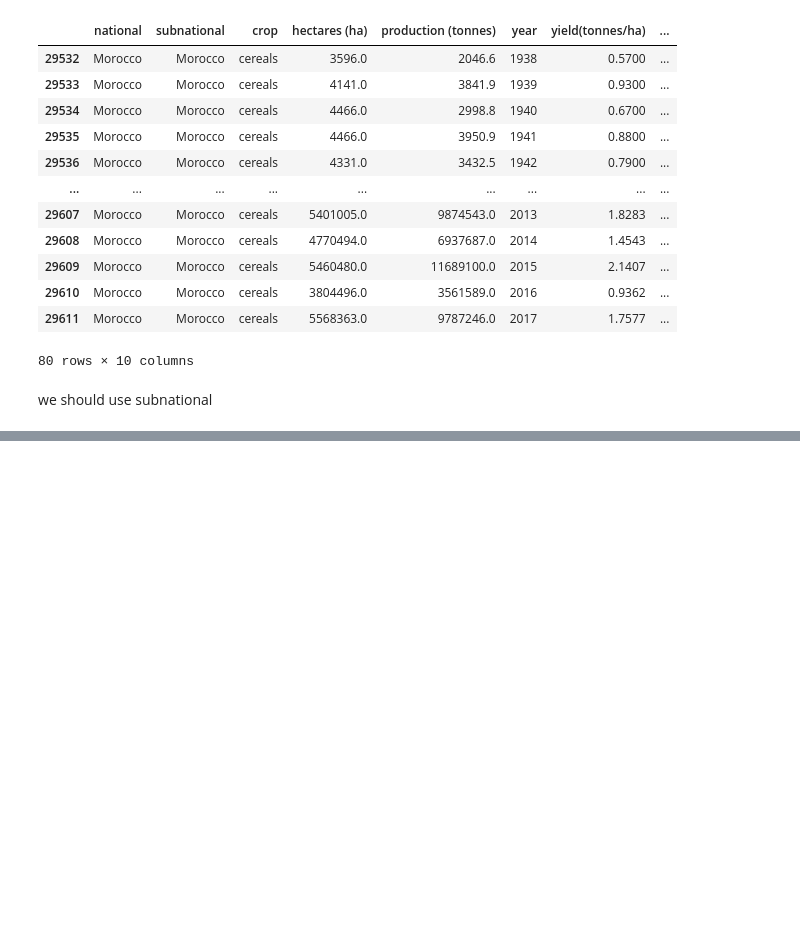
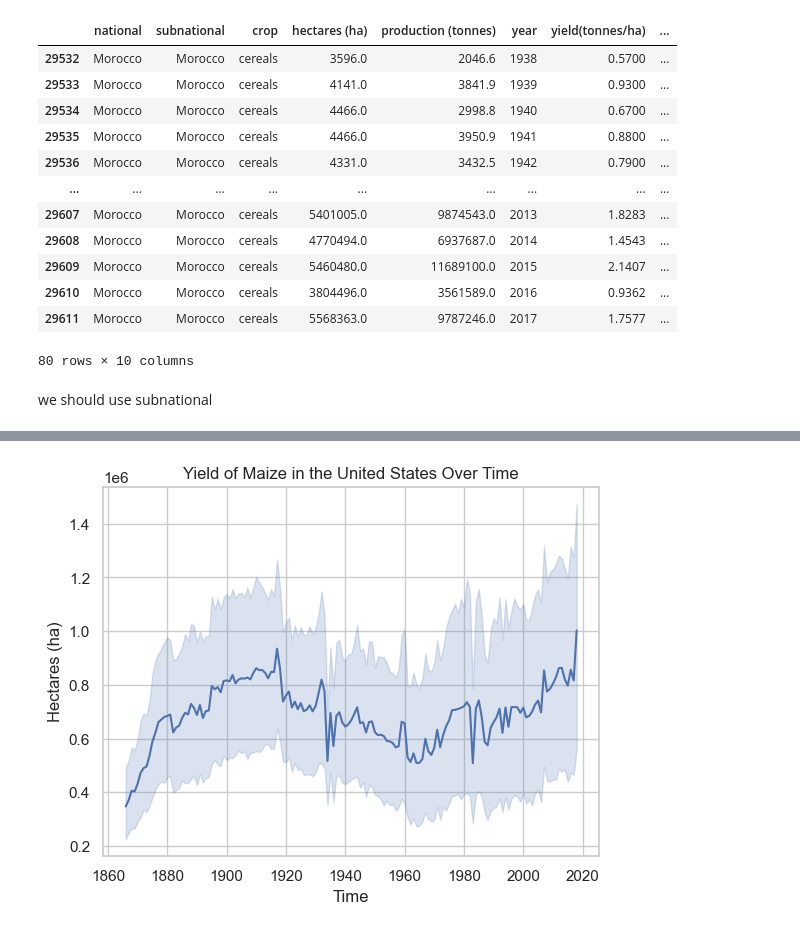
Before and after one commit to HannahCimene/TrioData_Masters, a Jupyter notebook: Files/crops/crops_emalisa.ipynb, the cells around one changed output, grey strips where cells are left out. Saved outputs shown, nothing was run; the diff lists cells and outputs as text; code cells hidden in the pictures; blank space fills up the shorter version.

```diff
--- a/Files/crops/crops_emalisa.ipynb
+++ b/Files/crops/crops_emalisa.ipynb
@@ -398,0 +447,16 @@ array(['ALABAMA', 'ARIZONA', 'ARKANSAS', 'CALIFORNIA', 'COLORADO',
+# %%
+# Filter the DataFrame to include data for a specific country and crop
+filtered_data = df[(df['national'] == 'United States') & (df['crop'] == 'maize')]
+
+# Create a line plot
+sns.lineplot(data=filtered_data, x='year', y='hectares (ha)')
+
+# Set labels and title
+plt.xlabel('Time')
+plt.ylabel('Hectares (ha)')
+plt.title('Yield of Maize in the United States Over Time')
+
+# Show the plot
+plt.show()
+# %% [output]
+[figure, added]
```
Also changed, not shown: parts of 15 cells of this notebook.
